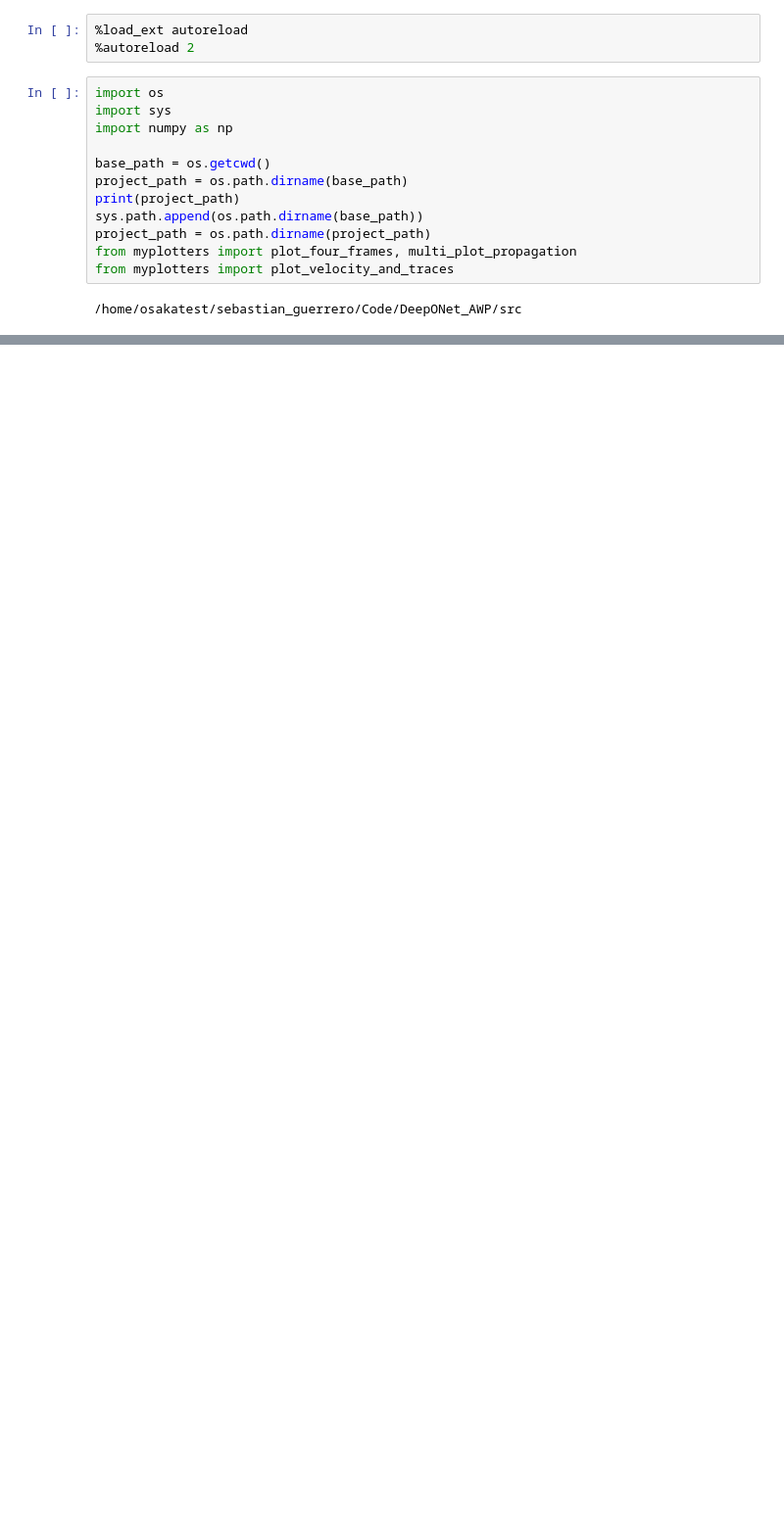
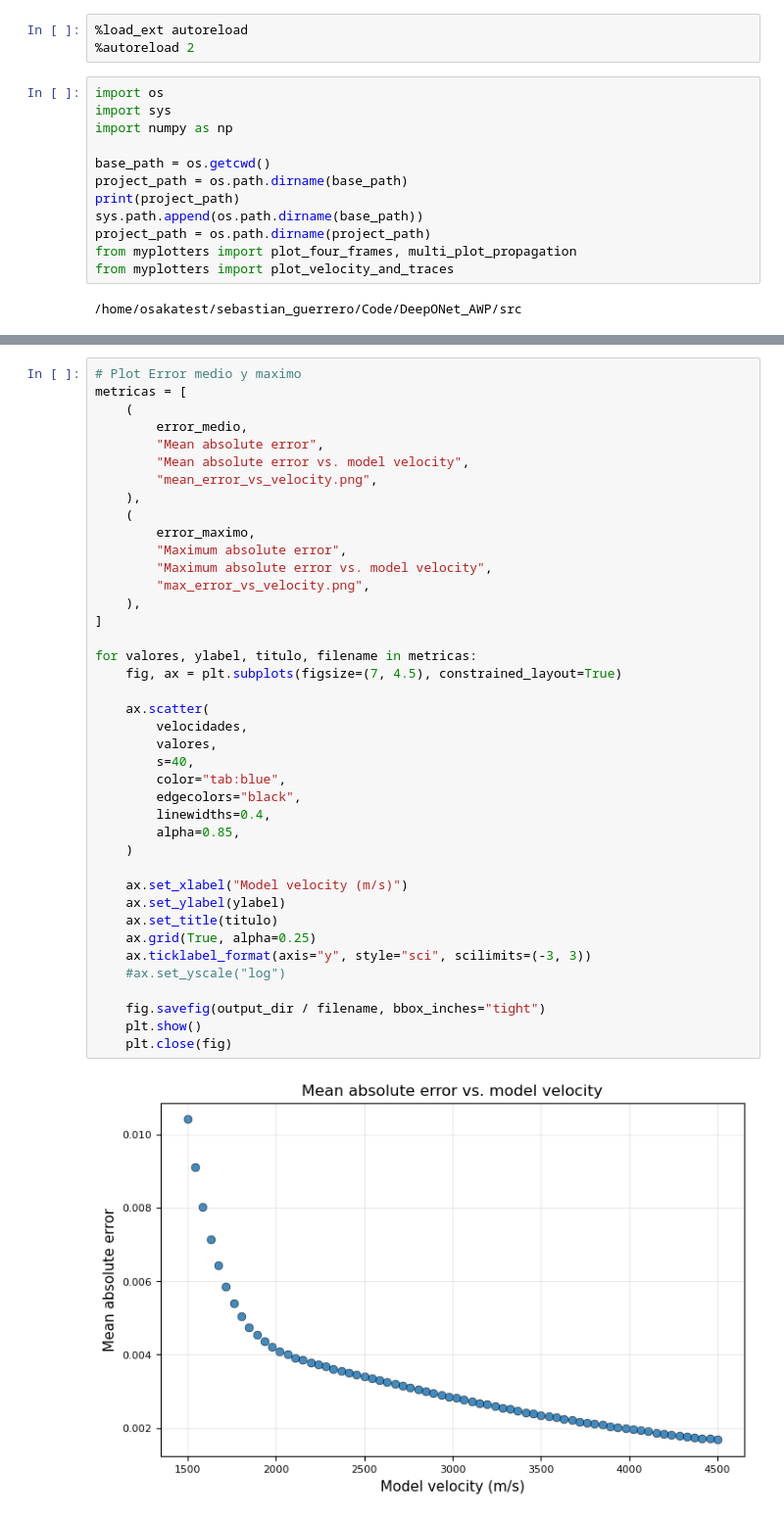
Before and after one commit to Konat23/DeepONet_AWP, a Jupyter notebook: src/01_Analytic/analytical_FD.ipynb, the cells around one changed output, grey strips where cells are left out. Shown at 98% size. Cells and saved outputs as stored; diff of their text form; blank space fills up the shorter version.

```diff
--- a/src/01_Analytic/analytical_FD.ipynb
+++ b/src/01_Analytic/analytical_FD.ipynb
@@ -52,0 +192,42 @@ Unique velocity values: [4065.]
+# %%
+# Plot Error medio y maximo
+metricas = [
+    (
+        error_medio,
+        "Mean absolute error",
+        "Mean absolute error vs. model velocity",
+        "mean_error_vs_velocity.png",
+    ),
+    (
+        error_maximo,
+        "Maximum absolute error",
+        "Maximum absolute error vs. model velocity",
+        "max_error_vs_velocity.png",
+    ),
+]
+
+for valores, ylabel, titulo, filename in metricas:
+    fig, ax = plt.subplots(figsize=(7, 4.5), constrained_layout=True)
+
+    ax.scatter(
+        velocidades,
+        valores,
+        s=40,
+        color="tab:blue",
+        edgecolors="black",
+        linewidths=0.4,
+        alpha=0.85,
+    )
+
+    ax.set_xlabel("Model velocity (m/s)")
+    ax.set_ylabel(ylabel)
+    ax.set_title(titulo)
+    ax.grid(True, alpha=0.25)
+    ax.ticklabel_format(axis="y", style="sci", scilimits=(-3, 3))
+    #ax.set_yscale("log")
+
+    fig.savefig(output_dir / filename, bbox_inches="tight")
+    plt.show()
+    plt.close(fig)
+# %% [output]
+[figure, added]
```
Also changed, not shown: parts of 14 cells of this notebook, 1 other file.
